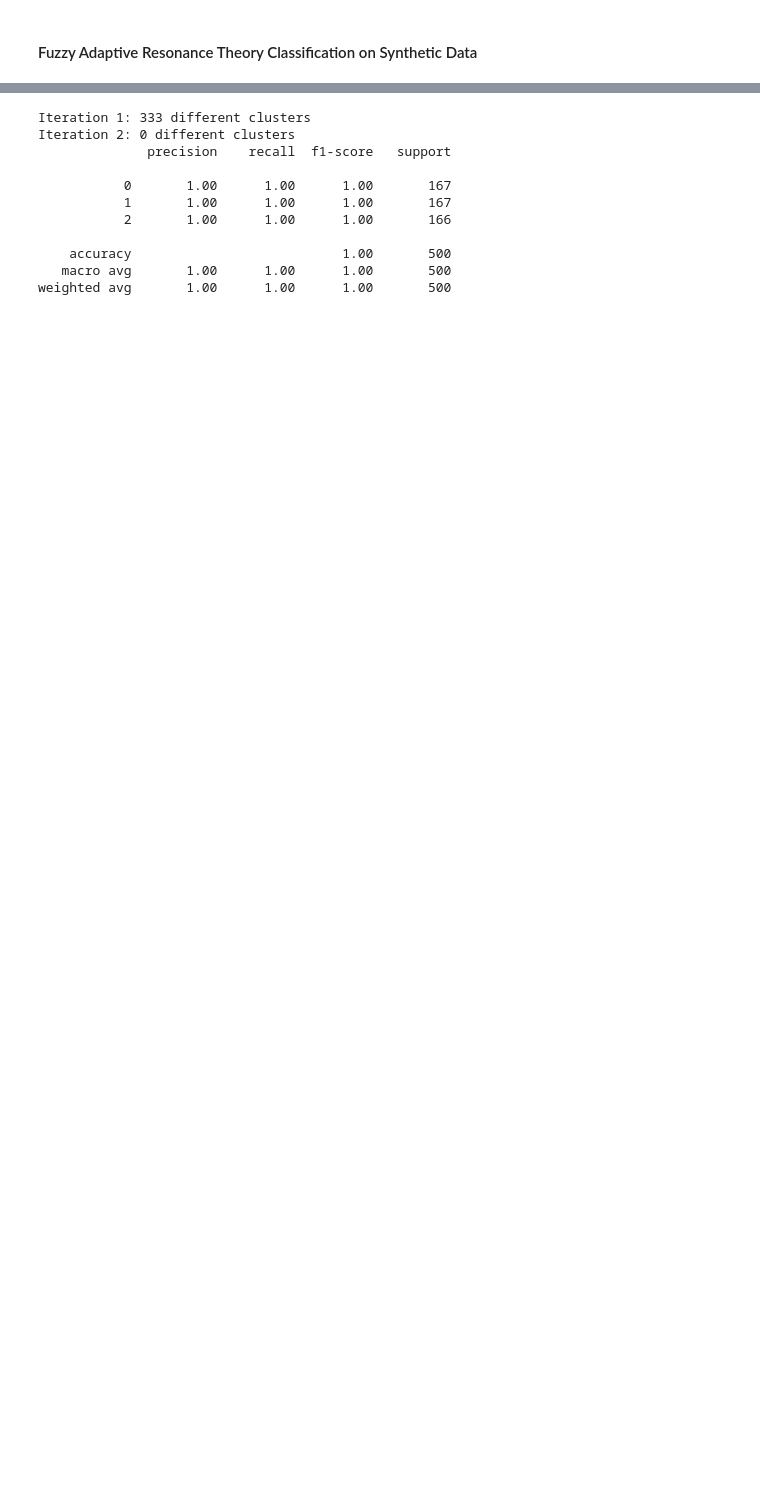
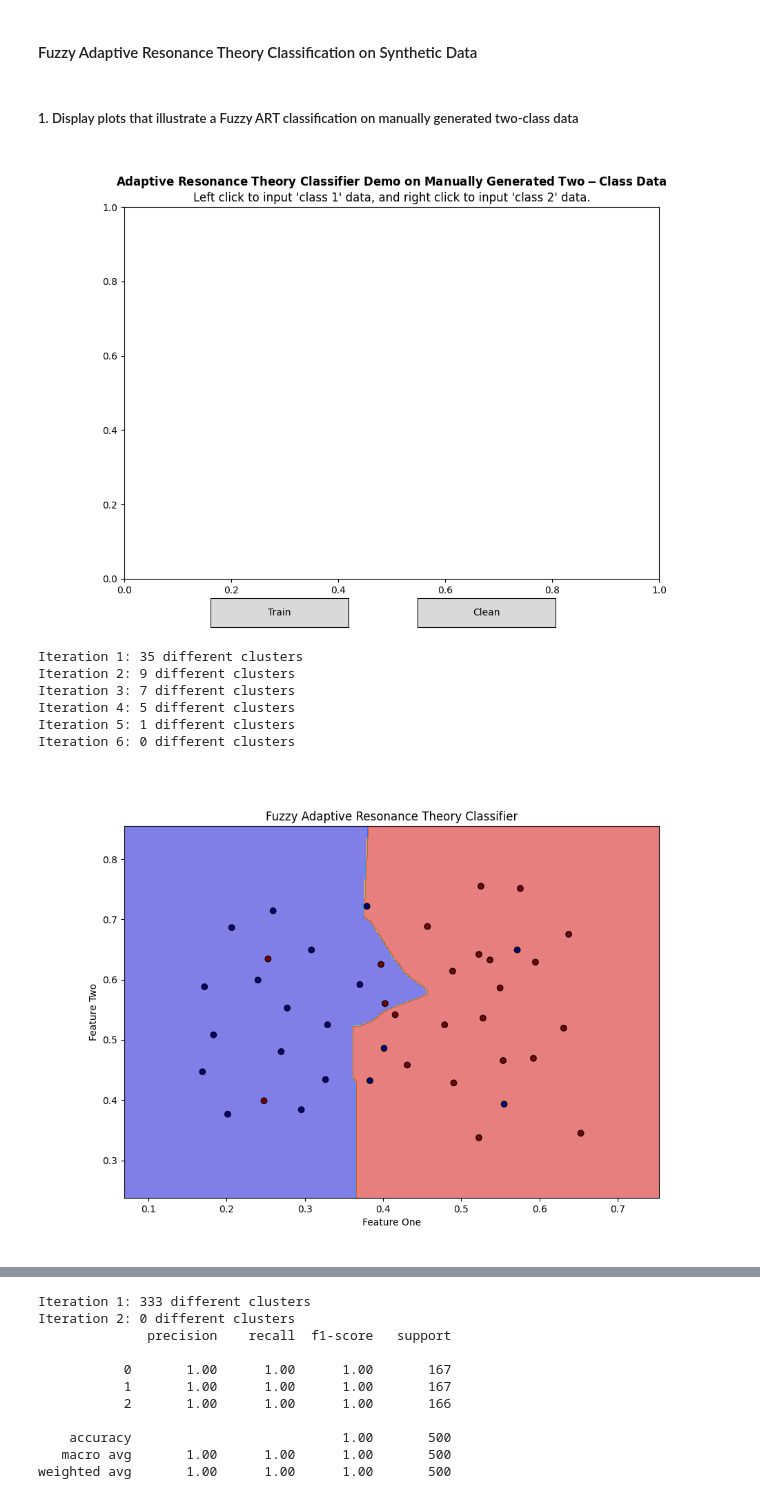
Before and after one commit to XingshengXu/Machine-Learning-Projects, a Jupyter notebook: Adaptive Resonance Theory/ART_demo.ipynb, the cells around one changed output, grey strips where cells are left out. Saved outputs shown, nothing was run; the diff lists cells and outputs as text; code cells hidden in the pictures; blank space fills up the shorter version.

```diff
--- a/Adaptive Resonance Theory/ART_demo.ipynb
+++ b/Adaptive Resonance Theory/ART_demo.ipynb
@@ -7 +8,15 @@ from ART import AdaptiveResonanceTheory, generate_test_data, complement_coding,
+# %% [markdown]
+##### 1. Display plots that illustrate a Fuzzy ART classification on manually generated two-class data
+# %%
+%matplotlib widget
+interactive_data_collection_classification()
+# %% [output]
+[figure, added]
+Iteration 1: 35 different clusters
+Iteration 2: 9 different clusters
+Iteration 3: 7 different clusters
+Iteration 4: 5 different clusters
+Iteration 5: 1 different clusters
+Iteration 6: 0 different clusters
+[figure, added]
 # %% [markdown]
```
Also changed, not shown: parts of 5 cells of this notebook, 15 other files.
